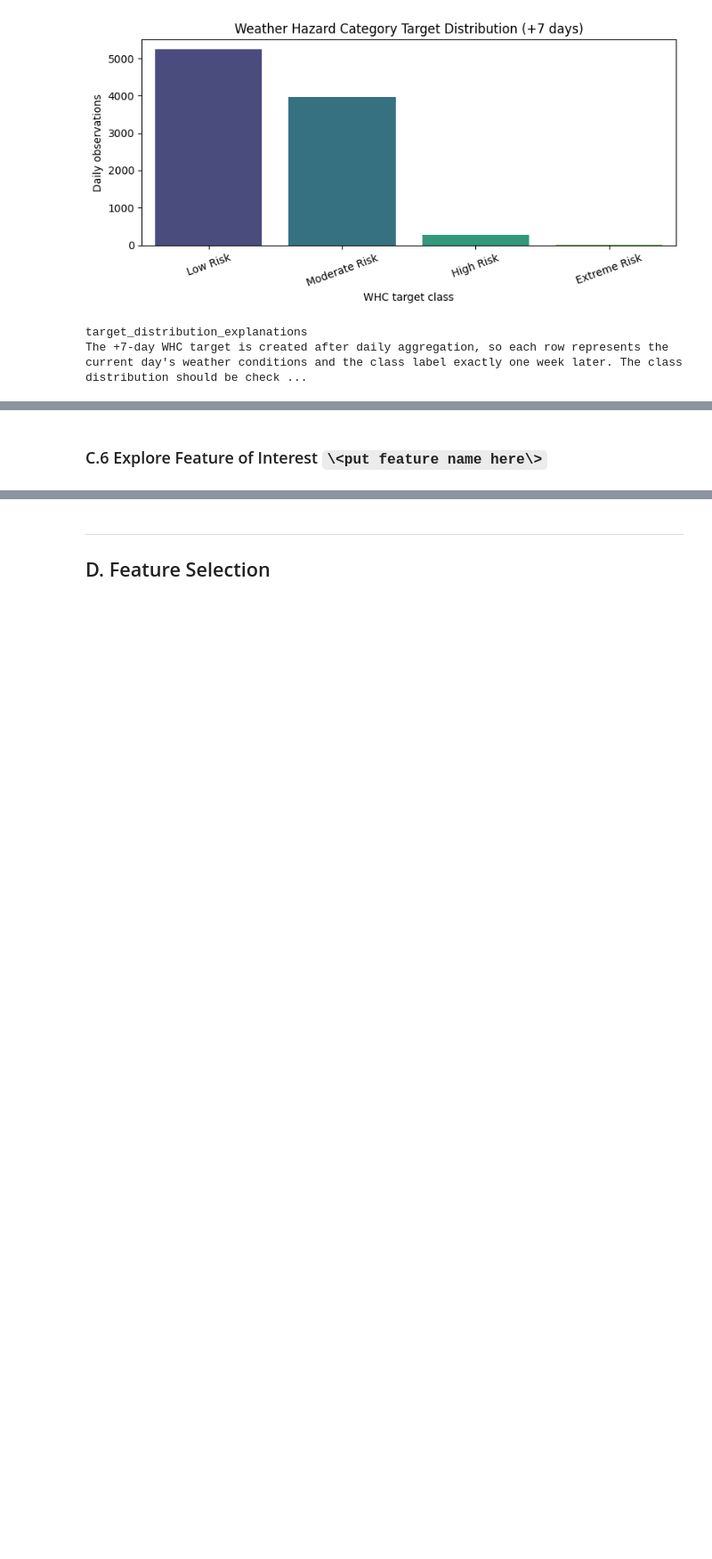
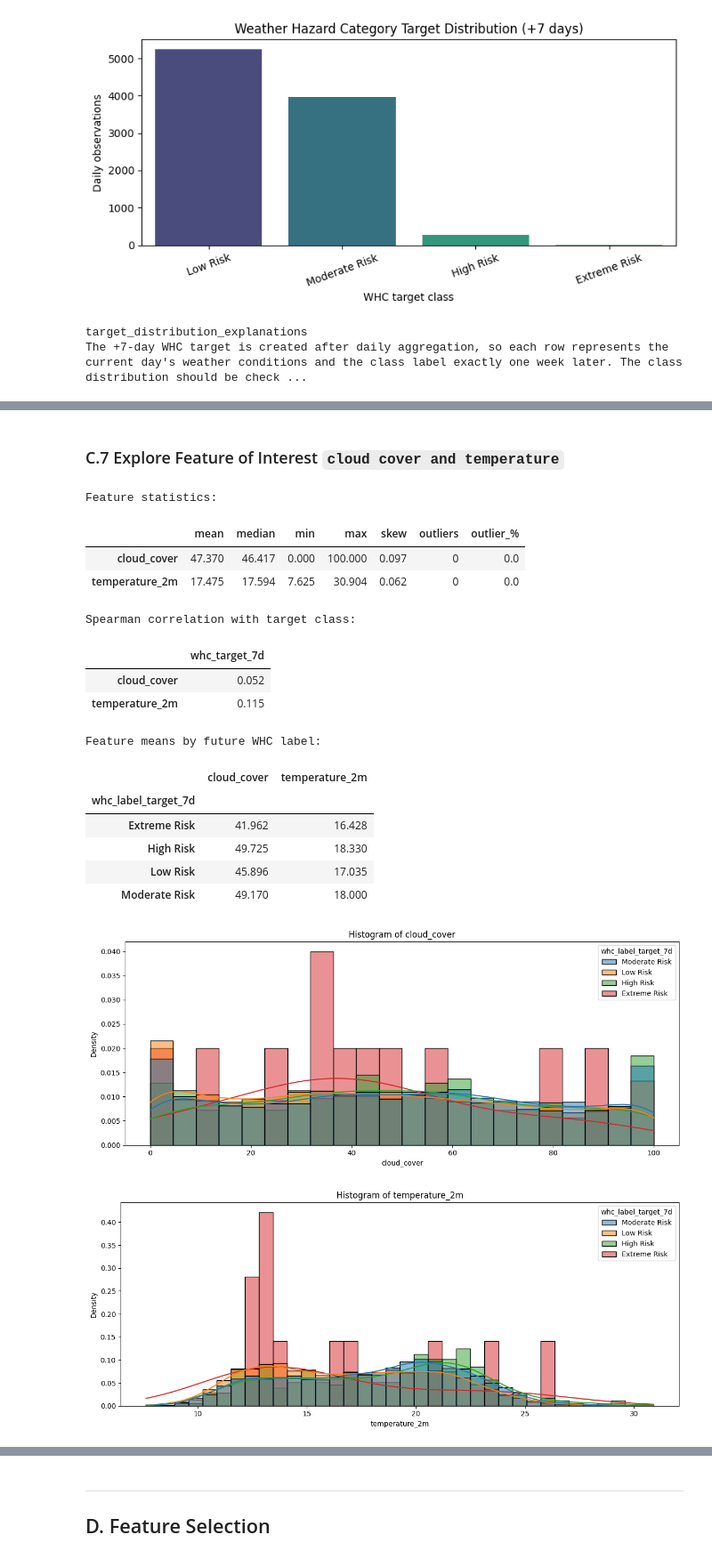
Before and after one commit to RP28/36120-26SP-AT2-26294153-experiments, a Jupyter notebook: notebooks/weather_hazard/36120_26SP_AT2_student_id_experiment.ipynb, the cells around one changed output, grey strips where cells are left out. Shown at 89% size. Saved outputs shown, nothing was run; the diff lists cells and outputs as text; code cells hidden in the pictures; blank space fills up the shorter version.

```diff
--- a/notebooks/weather_hazard/36120_26SP_AT2_student_id_experiment.ipynb
+++ b/notebooks/weather_hazard/36120_26SP_AT2_student_id_experiment.ipynb
@@ -308,2 +498,2 @@ print_tile(size="h3", key='feature_2_insights', value=feature_2_insights)
 # %% [markdown]
-### C.6 Explore Feature of Interest `\<put feature name here\>`
+### C.7 Explore Feature of Interest `cloud cover and temperature`
@@ -316,0 +500,28 @@ provide a detailed analysis on the selected feature, its distribution, limitatio
+# %%
+ambient_driver_features = [
+    "cloud_cover",
+    "temperature_2m",
+]
+
+ambient_stats, ambient_correlations, ambient_target_correlations, ambient_class_means = explore_numerical_hazard_features(
+    ambient_driver_features,
+    plot_features=ambient_driver_features,
+)
+# %% [output]
+Feature statistics:
+|  | mean | median | min | max | skew | outliers | outlier_% |
+| cloud_cover | 47.370 | 46.417 | 0.000 | 100.000 | 0.097 | 0 | 0.0 |
+| temperature_2m | 17.475 | 17.594 | 7.625 | 30.904 | 0.062 | 0 | 0.0 |
+Spearman correlation with target class:
+|  | whc_target_7d |
+| cloud_cover | 0.052 |
+| temperature_2m | 0.115 |
+Feature means by future WHC label:
+|  | cloud_cover | temperature_2m |
+| whc_label_target_7d |  |  |
+| Extreme Risk | 41.962 | 16.428 |
+| High Risk | 49.725 | 18.330 |
+| Low Risk | 45.896 | 17.035 |
+| Moderate Risk | 49.170 | 18.000 |
+[figure, added]
+[figure, added]
```
Also changed, not shown: parts of 24 cells of this notebook.
